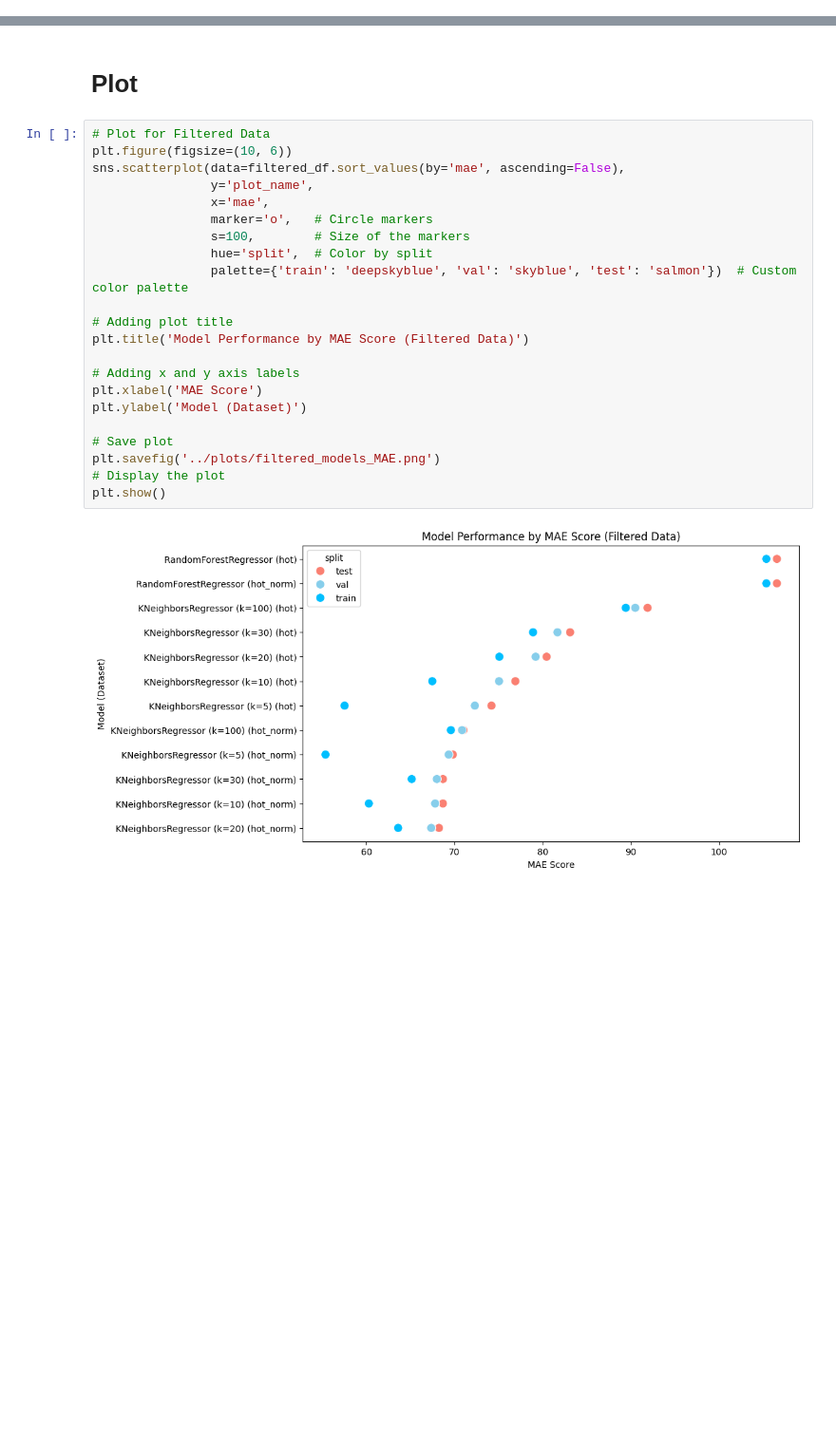
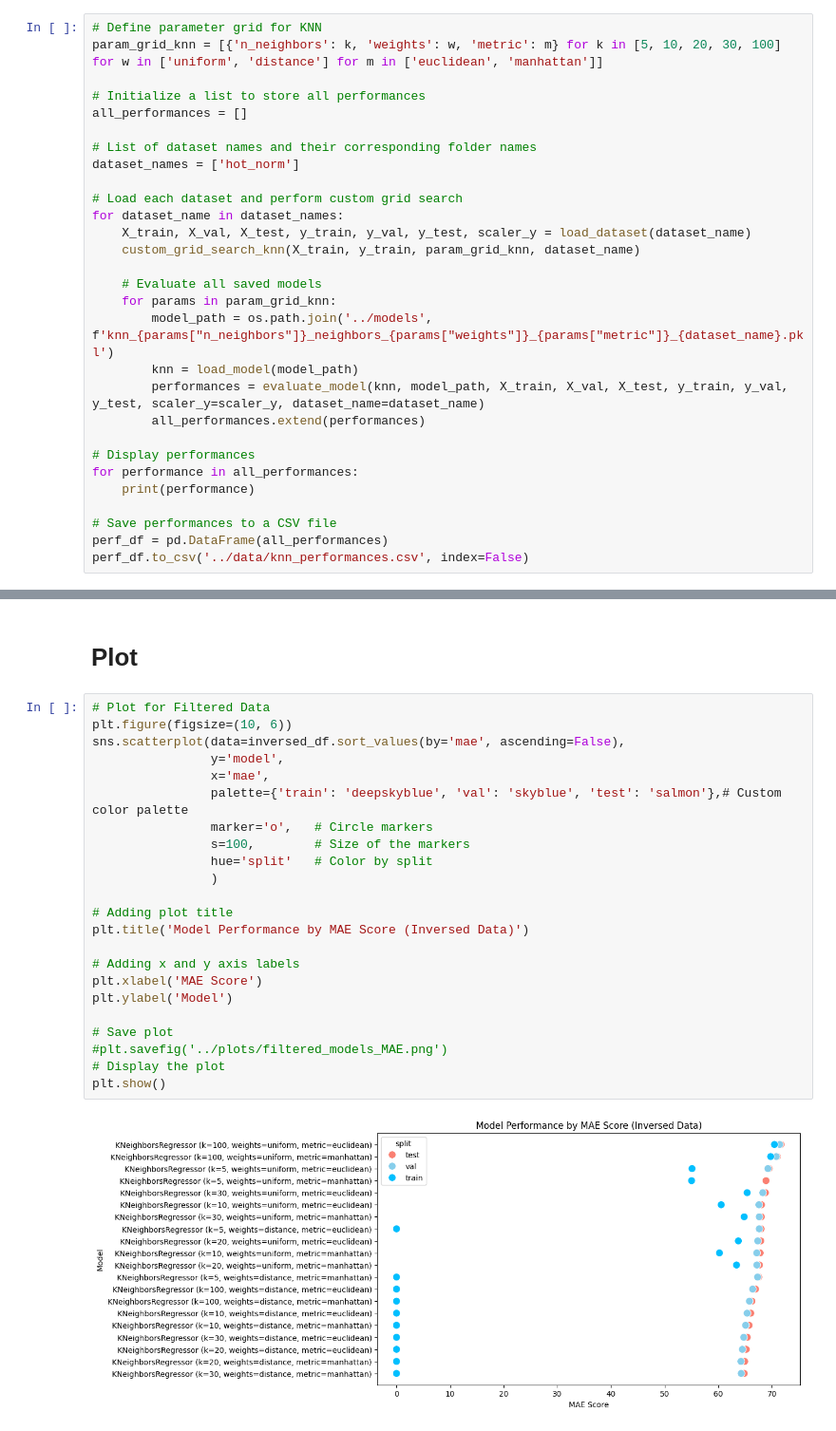
Before and after one commit to AddiH/DataScienceExam, a Jupyter notebook: nbs/models.ipynb, the cells around one changed output, grey strips where cells are left out. Shown at 95% size. Drawn from its saved outputs; the diff is of its cells as text; blank space fills up the shorter version.

```diff
--- a/nbs/models.ipynb
+++ b/nbs/models.ipynb
@@ -133,0 +105,29 @@ Loaded KNeighborsRegressor model with 100 neighbors from ../models/knn_100_neigh
+# %%
+# Define parameter grid for KNN
+param_grid_knn = [{'n_neighbors': k, 'weights': w, 'metric': m} for k in [5, 10, 20, 30, 100] for w in ['uniform', 'distance'] for m in ['euclidean', 'manhattan']]
+
+# Initialize a list to store all performances
+all_performances = []
+
+# List of dataset names and their corresponding folder names
+dataset_names = ['hot_norm']
+
+# Load each dataset and perform custom grid search
+for dataset_name in dataset_names:
+    X_train, X_val, X_test, y_train, y_val, y_test, scaler_y = load_dataset(dataset_name)
+    custom_grid_search_knn(X_train, y_train, param_grid_knn, dataset_name)
+
+    # Evaluate all saved models
+    for params in param_grid_knn:
+        model_path = os.path.join('../models', f'knn_{params["n_neighbors"]}_neighbors_{params["weights"]}_{params["metric"]}_{dataset_name}.pkl')
+        knn = load_model(model_path)
+        performances = evaluate_model(knn, model_path, X_train, X_val, X_test, y_train, y_val, y_test, scaler_y=scaler_y, dataset_name=dataset_name)
+        all_performances.extend(performances)
+
+# Display performances
+for performance in all_performances:
+    print(performance)
+
+# Save performances to a CSV file
+perf_df = pd.DataFrame(all_performances)
+perf_df.to_csv('../data/knn_performances.csv', index=False)
@@ -199,24 +178,25 @@ filtered_df = perf_df[((perf_df['dataset'] == 'hot') & (perf_df['inversed'] == F
 # %%
 # Plot for Filtered Data
 plt.figure(figsize=(10, 6))
-sns.scatterplot(data=filtered_df.sort_values(by='mae', ascending=False),
-                y='plot_name',
+sns.scatterplot(data=inversed_df.sort_values(by='mae', ascending=False),
+                y='model',
                 x='mae',
+                palette={'train': 'deepskyblue', 'val': 'skyblue', 'test': 'salmon'},# Custom color palette
                 marker='o',   # Circle markers
                 s=100,        # Size of the markers
-                hue='split',  # Color by split
-                palette={'train': 'deepskyblue', 'val': 'skyblue', 'test': 'salmon'})  # Custom color palette
+                hue='split'   # Color by split
+                )
 
 # Adding plot title
-plt.title('Model Performance by MAE Score (Filtered Data)')
+plt.title('Model Performance by MAE Score (Inversed Data)')
 
 # Adding x and y axis labels
 plt.xlabel('MAE Score')
-plt.ylabel('Model (Dataset)')
+plt.ylabel('Model')
 
 # Save plot
-plt.savefig('../plots/filtered_models_MAE.png')
+#plt.savefig('../plots/filtered_models_MAE.png')
 # Display the plot
 plt.show()
 # %% [output]
-[figure, old version]
+[figure, new version]
```
Also changed, not shown: parts of 15 cells of this notebook, 37 other files.
